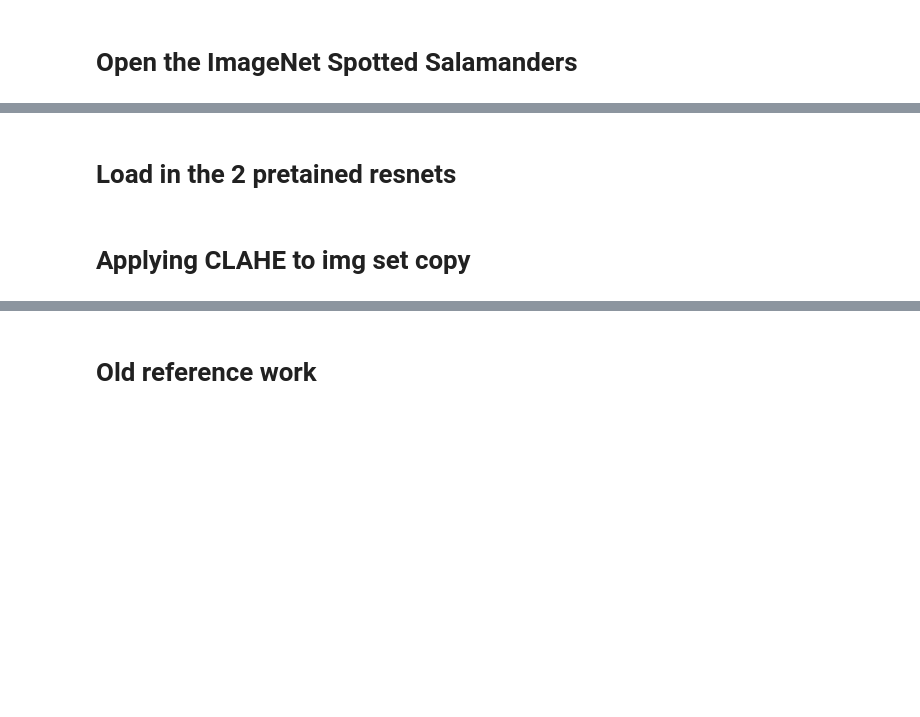
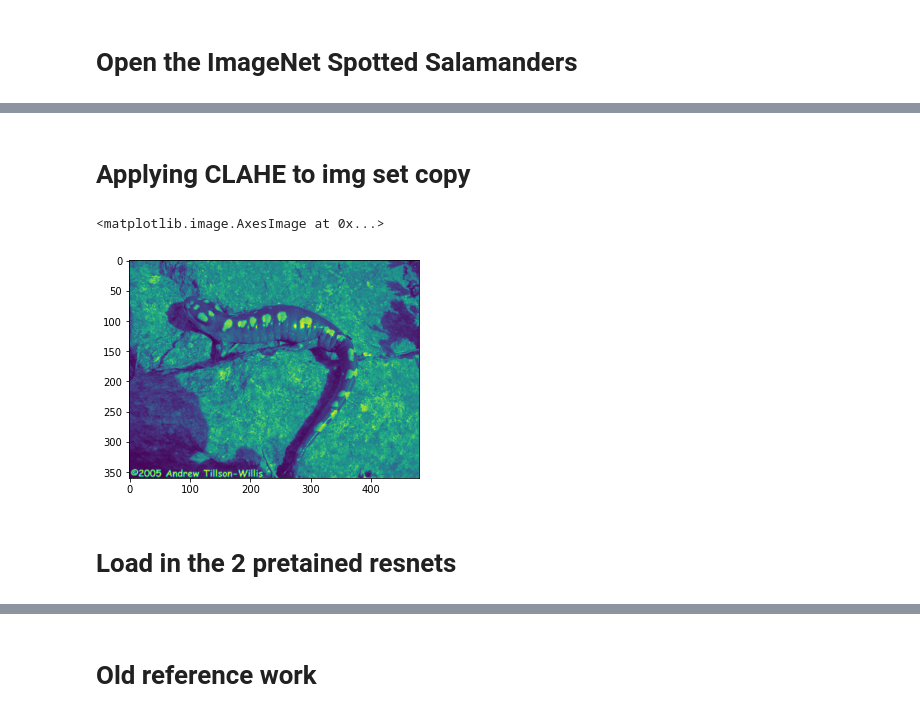
Before and after one commit to imckechn/imageEnhancer, a Jupyter notebook: main.ipynb, the cells around one changed output, grey strips where cells are left out. Saved outputs shown, nothing was run; the diff lists cells and outputs as text; code cells hidden in the pictures; blank space fills up the shorter version.

```diff
--- a/main.ipynb
+++ b/main.ipynb
@@ -51,4 +58,15 @@ trainSetCLAHE = trainSetOG
+# %% [markdown]
+# Applying CLAHE to img set copy
+# %%
+clahe = cv2.createCLAHE(clipLimit=15.0, tileGridSize=(8,8))
+
+#Applying clahe to all the images
+for image in trainSetCLAHE:
+    image = clahe.apply(image)
+
+plt.imshow(trainSetCLAHE[0])
+# %% [output]
+<matplotlib.image.AxesImage at 0x...>
+[figure, added]
 # %% [markdown]
 # Load in the 2 pretained resnets
-# %% [markdown]
-# Applying CLAHE to img set copy
```
Also changed, not shown: parts of 8 cells of this notebook.
